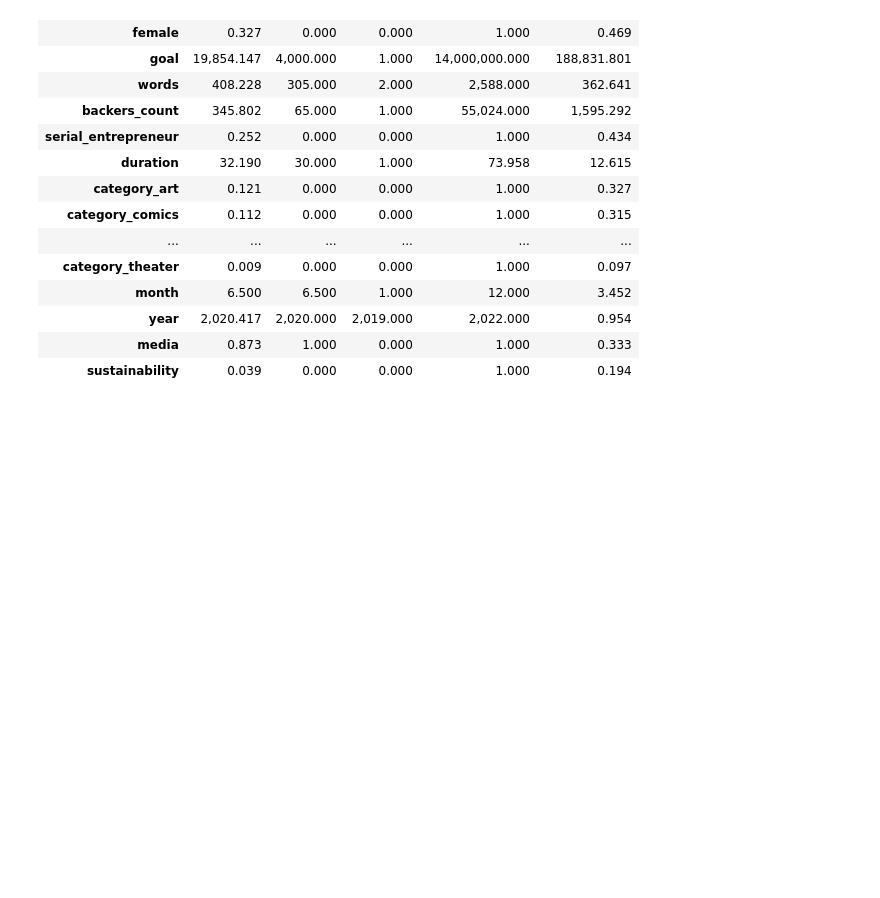
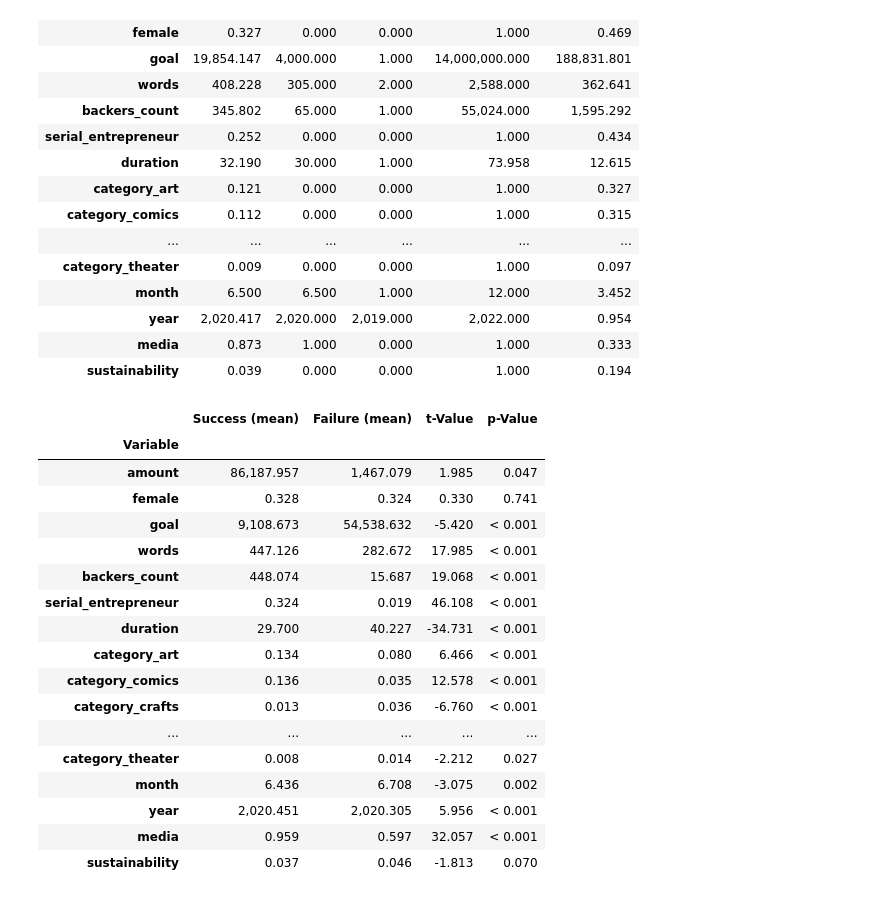
Before and after one commit to MaxPersoon/KickstarterScraper, a Jupyter notebook: dataProcessing.ipynb, the cells around one changed output. Drawn from its saved outputs; the diff is of its cells as text; code cells hidden in the pictures; blank space fills up the shorter version.

Commit message:
Table 5

```diff
--- a/dataProcessing.ipynb
+++ b/dataProcessing.ipynb
@@ -128,3 +128,100 @@ table3
 | year | 2,020.417 | 2,020.000 | 2,019.000 | 2,022.000 | 0.954 |
 | media | 0.873 | 1.000 | 0.000 | 1.000 | 0.333 |
 | sustainability | 0.039 | 0.000 | 0.000 | 1.000 | 0.194 |
+# %%
+# Table 5
+successData = data[data['success'] == 1]
+failureData = data[data['success'] == 0]
+
+variableNames = []
+
+meansSuccess = []
+meansFailure = []
+mediansSuccess = []
+mediansFailure = []
+
+testStatisticValuesMean = []
+probabilityValuesMean = []
+
+moodsMedianTestVariables = ['amount', 'goal', 'words', 'backers_count', 'duration', 'month'] # month (yes/no)?
+testStatisticValuesMedian = []
+probabilityValuesMedian = []
+
+for variableName in data.columns[1:]:
+    variableDataSuccess = successData[variableName]
+    if is_numeric_dtype(variableDataSuccess):
+        variableDataFailure = failureData[variableName]
+        if variableName[0] == "L":
+            variableDataSuccess = 10**variableDataSuccess
+            variableDataFailure = 10**variableDataFailure
+            variableName = variableName.replace("L", "")
+        variableNames.append(variableName)
+
+        # Compute means and medians
+        meansSuccess.append(np.mean(variableDataSuccess))
+        meansFailure.append(np.mean(variableDataFailure))
+        mediansSuccess.append(np.median(variableDataSuccess))
+        mediansFailure.append(np.median(variableDataFailure))
+
+        # Check variance ratio
+        successVariance = np.var(variableDataSuccess)
+        failureVariance = np.var(variableDataFailure)
+
+        biggerNumber = np.maximum(successVariance, failureVariance)
+        smallerNumber = np.minimum(successVariance, failureVariance)
+
+        equalVariance = False
+        if biggerNumber / smallerNumber < 4:
+            equalVariance = True
+
+        # Perform two sample t-test
+        result = st.ttest_ind(a=variableDataSuccess, b=variableDataFailure, equal_var=equalVariance)
+        testStatisticValuesMean.append(result[0])
+        probabilityValuesMean.append(result[1])
+
+        # Perform Mood's median test
+        if variableName in moodsMedianTestVariables:
+            result = st.median_test(variableDataSuccess, variableDataFailure)
+        else:
+            result = ["N/A", "N/A"]
+        testStatisticValuesMedian.append(result[0])
+        probabilityValuesMedian.append(result[1])
+
+
+def cleanPValues(pValues):
+    cleanPValues_ = []
+    for pValue in pValues:
+        if pValue != "N/A":
+            if pValue < 0.001:
+                pValue = "< 0.001"
+        cleanPValues_.append(pValue)
+    return cleanPValues_
+
+
+probabilityValuesMean = cleanPValues(probabilityValuesMean)
+probabilityValuesMedian = cleanPValues(probabilityValuesMedian)
+
+variableNames[variableNames.index('creator_gender')] = 'female'
+table5 = {'Variable': variableNames, 'Success (mean)': meansSuccess, 'Failure (mean)': meansFailure, 't-Value': testStatisticValuesMean, 'p-Value': probabilityValuesMean}
+table5 = pd.DataFrame.from_dict(table5)
+table5 = table5.set_index('Variable')
+table5
+# %% [output]
+|  | Success (mean) | Failure (mean) | t-Value | p-Value |
+| Variable |  |  |  |  |
+| amount | 86,187.957 | 1,467.079 | 1.985 | 0.047 |
+| female | 0.328 | 0.324 | 0.330 | 0.741 |
+| goal | 9,108.673 | 54,538.632 | -5.420 | < 0.001 |
+| words | 447.126 | 282.672 | 17.985 | < 0.001 |
+| backers_count | 448.074 | 15.687 | 19.068 | < 0.001 |
+| serial_entrepreneur | 0.324 | 0.019 | 46.108 | < 0.001 |
+| duration | 29.700 | 40.227 | -34.731 | < 0.001 |
+| category_art | 0.134 | 0.080 | 6.466 | < 0.001 |
+| category_comics | 0.136 | 0.035 | 12.578 | < 0.001 |
+| category_crafts | 0.013 | 0.036 | -6.760 | < 0.001 |
+| ... | ... | ... | ... | ... |
+| category_theater | 0.008 | 0.014 | -2.212 | 0.027 |
+| month | 6.436 | 6.708 | -3.075 | 0.002 |
+| year | 2,020.451 | 2,020.305 | 5.956 | < 0.001 |
+| media | 0.959 | 0.597 | 32.057 | < 0.001 |
+| sustainability | 0.037 | 0.046 | -1.813 | 0.070 |
```
Also changed, not shown: parts of 2 cells of this notebook.
